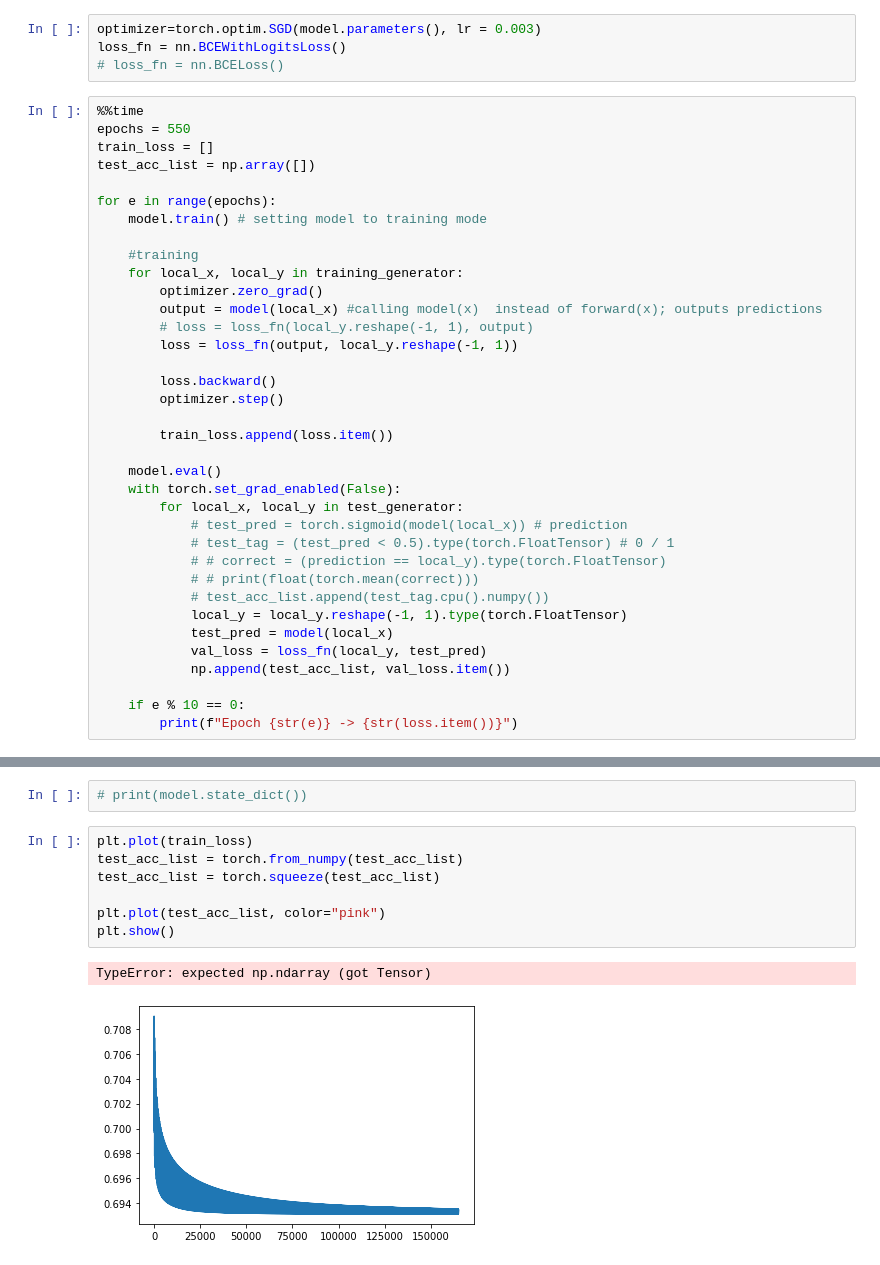
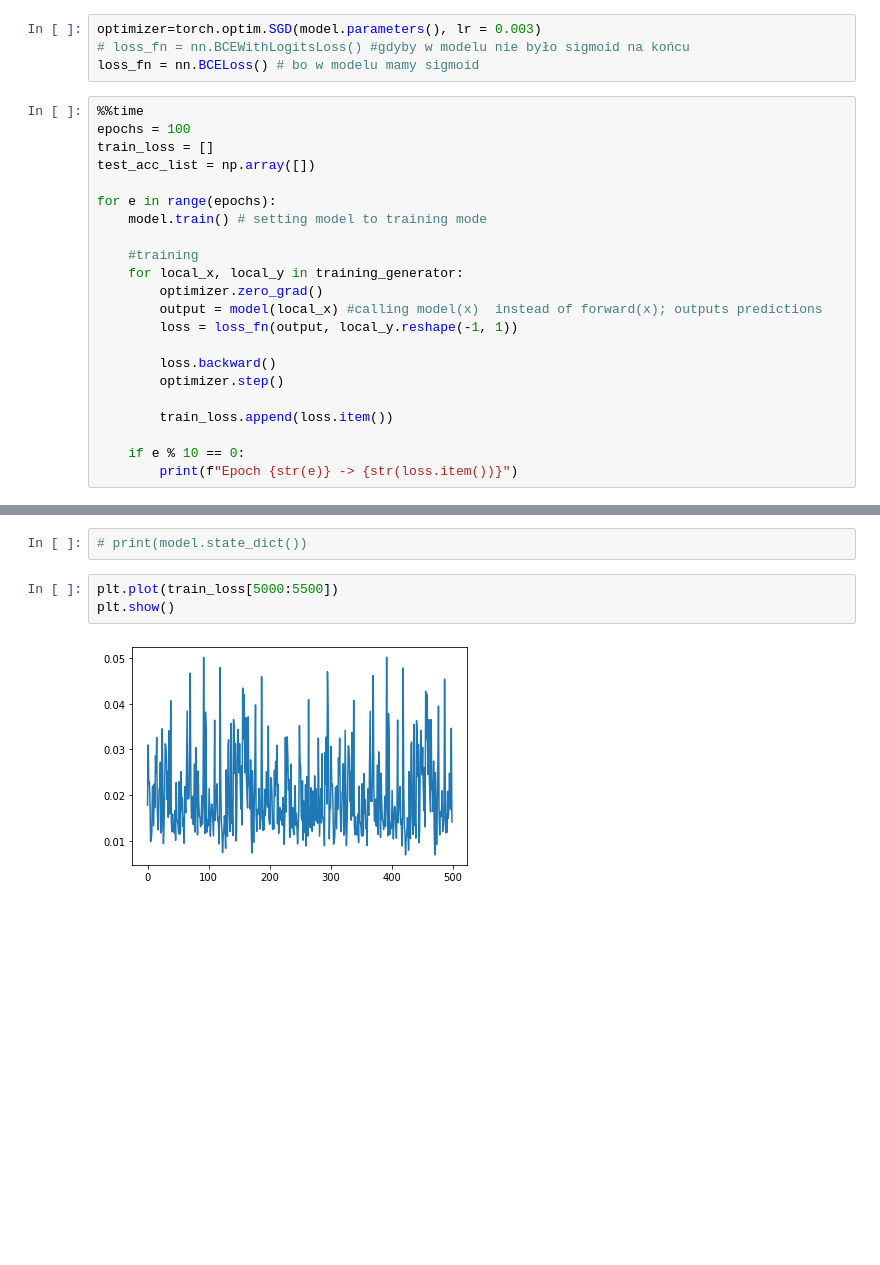
Before and after one commit to VenetianDevil/UJ_deepLearning, a Jupyter notebook: Assignments/Assignments/SkinSegmentation/skin_segmentation.ipynb, the cells around one changed output, grey strips where cells are left out. Cells and saved outputs as stored; diff of their text form; blank space fills up the shorter version.

```diff
--- a/Assignments/Assignments/SkinSegmentation/skin_segmentation.ipynb
+++ b/Assignments/Assignments/SkinSegmentation/skin_segmentation.ipynb
@@ -56,11 +56,11 @@ test_generator = torch.utils.data.DataLoader(test_dataset, **params)
 # np.bincount(training_dataset)
 # %%
 optimizer=torch.optim.SGD(model.parameters(), lr = 0.003)
-loss_fn = nn.BCEWithLogitsLoss()
-# loss_fn = nn.BCELoss()
+# loss_fn = nn.BCEWithLogitsLoss() #gdyby w modelu nie było sigmoid na końcu
+loss_fn = nn.BCELoss() # bo w modelu mamy sigmoid
 # %%
 %%time
-epochs = 550
+epochs = 100
 train_loss = []
 test_acc_list = np.array([])
 
@@ -71,7 +71,6 @@ for e in range(epochs):
     for local_x, local_y in training_generator:
         optimizer.zero_grad()
         output = model(local_x) #calling model(x)  instead of forward(x); outputs predictions
-        # loss = loss_fn(local_y.reshape(-1, 1), output)
         loss = loss_fn(output, local_y.reshape(-1, 1))
 
         loss.backward()
@@ -79,19 +78,6 @@ for e in range(epochs):
 
         train_loss.append(loss.item())
 
-    model.eval()
-    with torch.set_grad_enabled(False):
-        for local_x, local_y in test_generator:
-            # test_pred = torch.sigmoid(model(local_x)) # prediction
-            # test_tag = (test_pred < 0.5).type(torch.FloatTensor) # 0 / 1
-            # # correct = (prediction == local_y).type(torch.FloatTensor)
-            # # print(float(torch.mean(correct)))
-            # test_acc_list.append(test_tag.cpu().numpy())
-            local_y = local_y.reshape(-1, 1).type(torch.FloatTensor)
-            test_pred = model(local_x)
-            val_loss = loss_fn(local_y, test_pred)
-            np.append(test_acc_list, val_loss.item())
-
     if e % 10 == 0:
         print(f"Epoch {str(e)} -> {str(loss.item())}")
 # %% [output]
@@ -131,12 +112,7 @@ Wall time: 37min 52s
 # %%
 # print(model.state_dict())
 # %%
-plt.plot(train_loss)
-test_acc_list = torch.from_numpy(test_acc_list)
-test_acc_list = torch.squeeze(test_acc_list)
-
-plt.plot(test_acc_list, color="pink")
+plt.plot(train_loss[5000:5500])
 plt.show()
 # %% [output]
-TypeError: expected np.ndarray (got Tensor)
-[figure, old version]
+[figure, new version]
```
Also changed, not shown: parts of 3 cells of this notebook.
